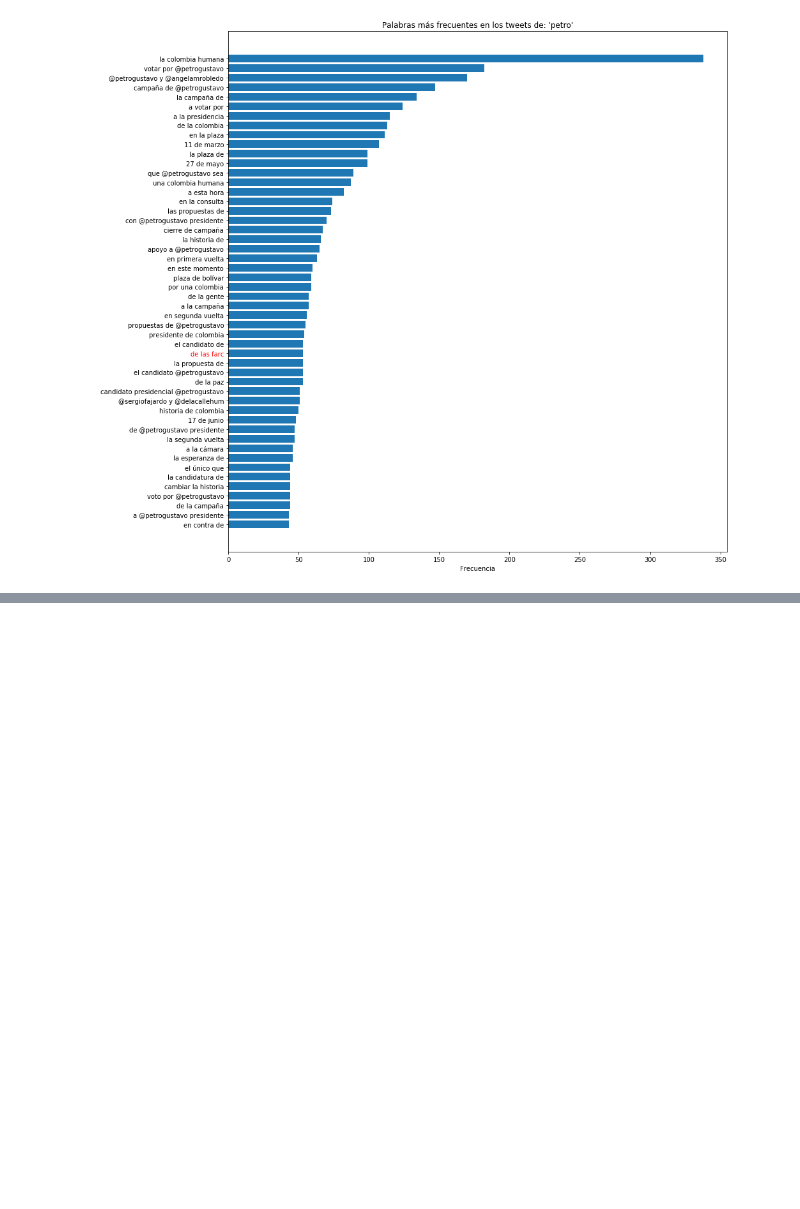
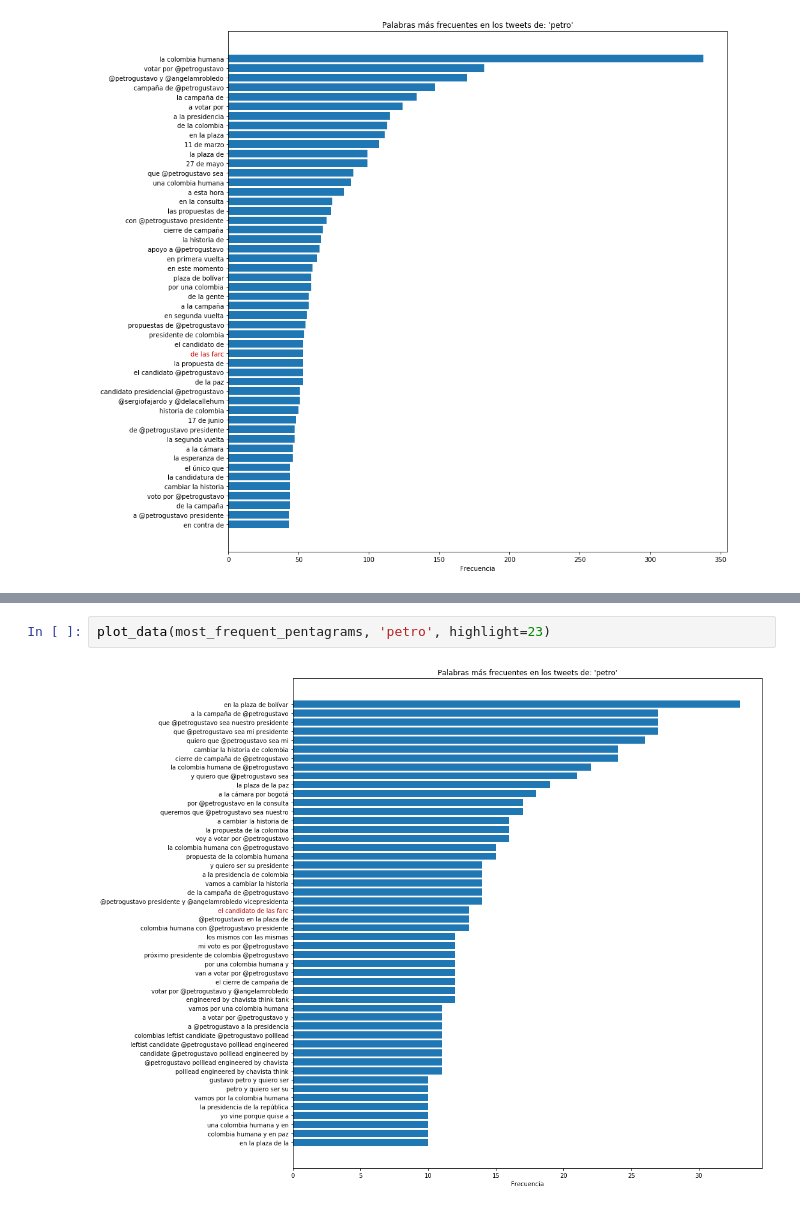
Before and after one commit to sbacarob/defamation-on-colombian-electoral-campaigns, a Jupyter notebook: analyzing_the_data.ipynb, the cells around one changed output, grey strips where cells are left out. Cells and saved outputs as stored; diff of their text form; blank space fills up the shorter version.

```diff
--- a/analyzing_the_data.ipynb
+++ b/analyzing_the_data.ipynb
@@ -743,0 +734,4 @@ plot_data(most_frequent_pentagrams, 'petro')
+# %%
+plot_data(most_frequent_pentagrams, 'petro', highlight=23)
+# %% [output]
+[figure, added]
```
Also changed, not shown: parts of 11 cells of this notebook.
